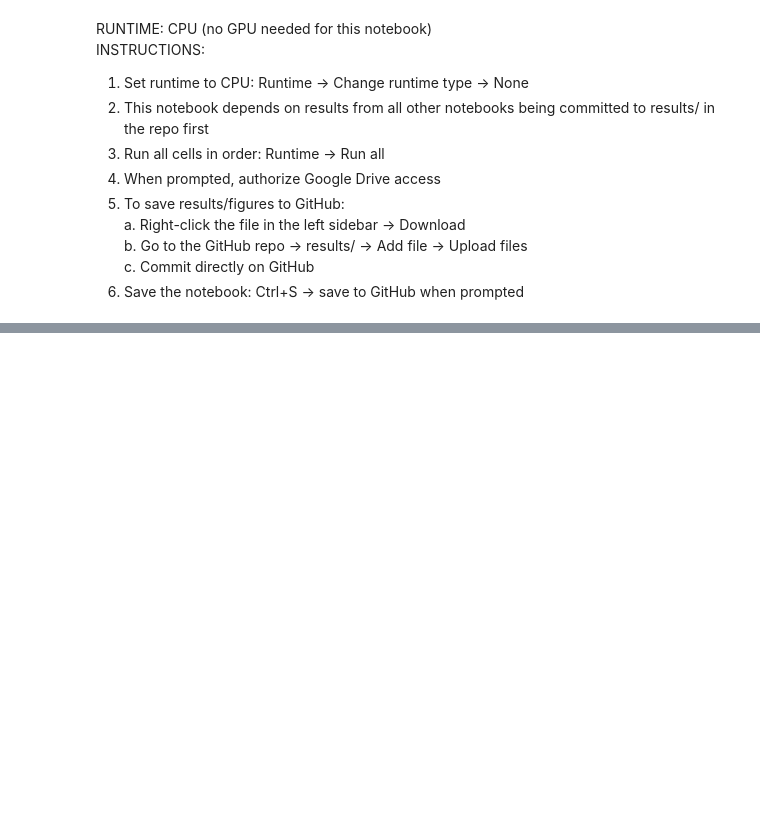
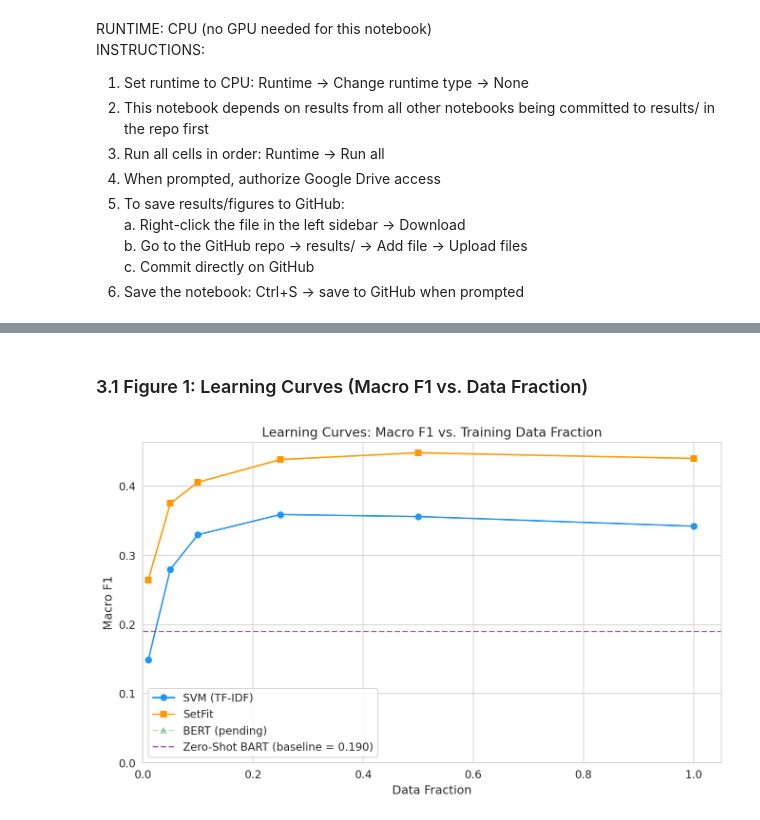
Before and after one commit to phisomni-edu/cs4120-project, a Jupyter notebook: notebooks/05_analysis_viz.ipynb, the cells around one changed output, grey strips where cells are left out. Drawn from its saved outputs; the diff is of its cells as text; code cells hidden in the pictures; blank space fills up the shorter version.

```diff
--- a/notebooks/05_analysis_viz.ipynb
+++ b/notebooks/05_analysis_viz.ipynb
@@ -25,0 +46,8 @@ from sklearn.metrics import f1_score, classification_report
+# %%
+# ── 4. Resolve paths ──────────────────────────────────────────────────────────
+RESULTS_DIR = Path("/content/cs4120-project/results")
+FIG_DIR     = RESULTS_DIR / "figures"
+FIG_DIR.mkdir(parents=True, exist_ok=True)
+
+print("Results dir: ", RESULTS_DIR)
+print("Figures dir: ", FIG_DIR)
@@ -25,0 +101,38 @@ from sklearn.metrics import f1_score, classification_report
+# %% [markdown]
+### 3.1 Figure 1: Learning Curves (Macro F1 vs. Data Fraction)
+# %%
+fig, ax = plt.subplots(figsize=(9, 5.5))
+
+if svm_overall is not None:
+    s = avg_seeds(svm_overall, ["data_fraction"], ["macro_f1"])
+    ax.plot(s["data_fraction"], s["macro_f1"], marker="o",
+            label="SVM (TF-IDF)", color=MODEL_COLORS["SVM (TF-IDF)"])
+
+if setfit_overall is not None:
+    s = avg_seeds(setfit_overall, ["data_fraction"], ["macro_f1"])
+    ax.plot(s["data_fraction"], s["macro_f1"], marker="s",
+            label="SetFit", color=MODEL_COLORS["SetFit"])
+
+if bert_overall is not None:
+    s = avg_seeds(bert_overall, ["data_fraction"], ["macro_f1"])
+    ax.plot(s["data_fraction"], s["macro_f1"], marker="^",
+            label="BERT", color=MODEL_COLORS["BERT"])
+else:
+    ax.plot([], [], marker="^", label="BERT (pending)",
+            color=MODEL_COLORS["BERT"], linestyle="--", alpha=0.4)
+
+if zs_overall is not None:
+    zs_f1 = zs_overall["macro_f1"].mean()
+    ax.axhline(zs_f1, linestyle="--", color=MODEL_COLORS["Zero-Shot"],
+               label=f"Zero-Shot BART (baseline = {zs_f1:.3f})", alpha=0.8)
+
+ax.set_xlabel("Data Fraction")
+ax.set_ylabel("Macro F1")
+ax.set_title("Learning Curves: Macro F1 vs. Training Data Fraction")
+ax.set_xlim(left=0); ax.set_ylim(bottom=0)
+ax.legend()
+plt.tight_layout()
+plt.savefig(FIG_DIR / "fig1_learning_curves.png", bbox_inches="tight")
+plt.show()
+# %% [output]
+[figure, added]
```
Also changed, not shown: parts of 17 cells of this notebook.
